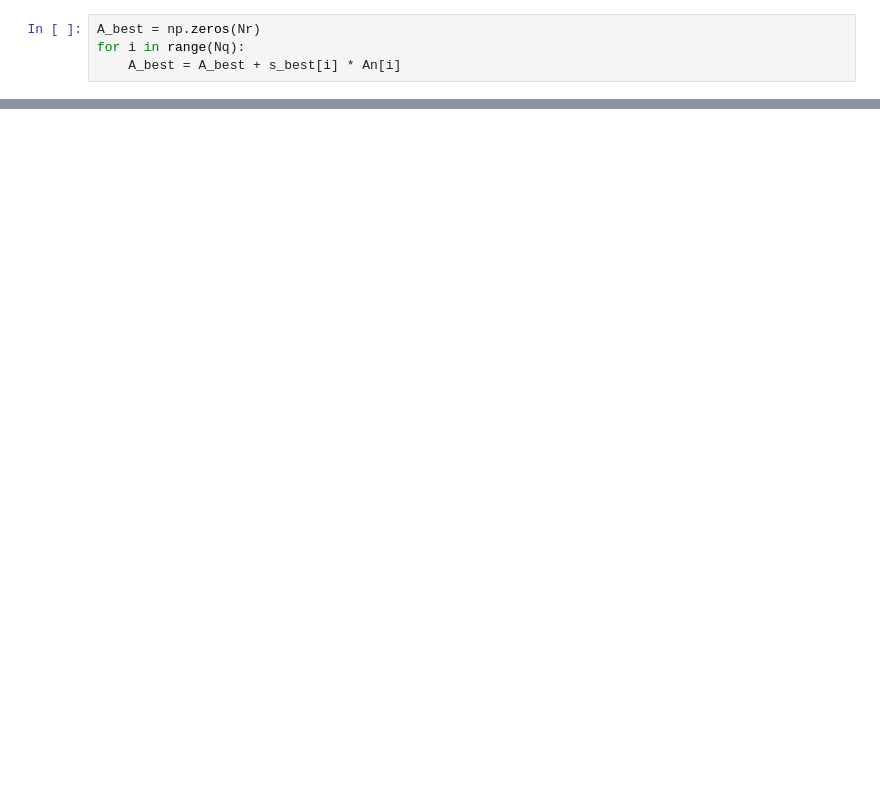
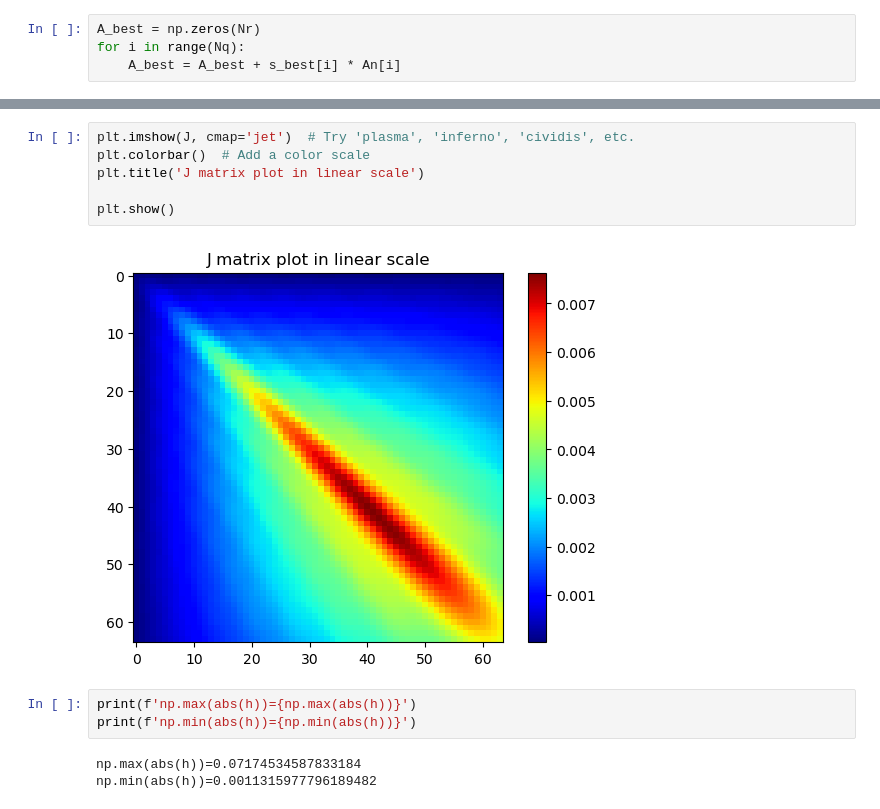
Before and after one commit to yihsin-chang/QNO_Lab, a Jupyter notebook: QA_Amplitude_Approach.ipynb, the cells around one changed output, grey strips where cells are left out. Drawn from its saved outputs; the diff is of its cells as text; blank space fills up the shorter version.

```diff
--- a/QA_Amplitude_Approach.ipynb
+++ b/QA_Amplitude_Approach.ipynb
@@ -212,0 +220,14 @@ plt.show()
+# %%
+plt.imshow(J, cmap='jet')  # Try 'plasma', 'inferno', 'cividis', etc.
+plt.colorbar()  # Add a color scale
+plt.title('J matrix plot in linear scale')
+
+plt.show()
+# %% [output]
+[figure, added]
+# %%
+print(f'np.max(abs(h))={np.max(abs(h))}')
+print(f'np.min(abs(h))={np.min(abs(h))}')
+# %% [output]
+np.max(abs(h))=0.07174534587833184
+np.min(abs(h))=0.0011315977796189482
```
Also changed, not shown: parts of 5 cells of this notebook.
